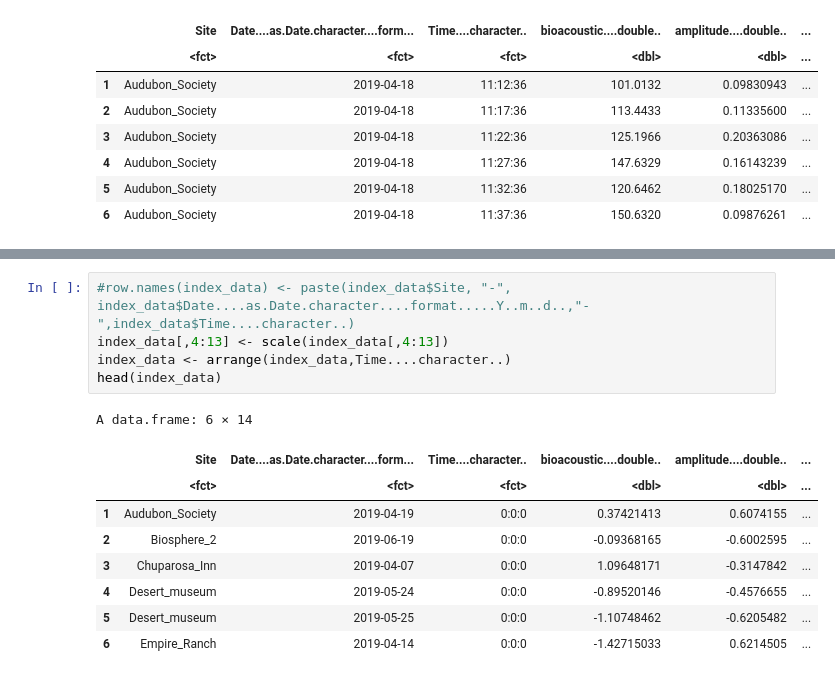
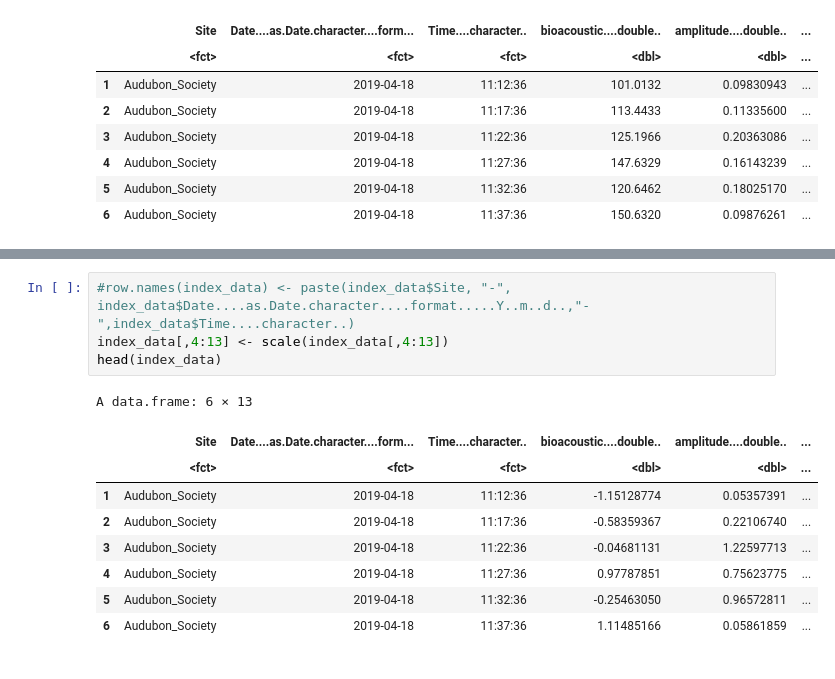
Before and after one commit to UMI-iGlobes/soundscapes, a Jupyter notebook: Jupyter/Data_Statistics_and_Evaluation.ipynb, the cells around one changed output, grey strips where cells are left out. Drawn from its saved outputs; the diff is of its cells as text.

```diff
--- a/Jupyter/Data_Statistics_and_Evaluation.ipynb
+++ b/Jupyter/Data_Statistics_and_Evaluation.ipynb
@@ -124,16 +131,15 @@ summary(index_data)
 # %%
 #row.names(index_data) <- paste(index_data$Site, "-", index_data$Date....as.Date.character....format.....Y..m..d..,"-",index_data$Time....character..)
 index_data[,4:13] <- scale(index_data[,4:13])
-index_data <- arrange(index_data,Time....character..)
 head(index_data)
 # %% [output]
-A data.frame: 6 × 14
+A data.frame: 6 × 13
 |  | Site | Date....as.Date.character....form... | Time....character.. | bioacoustic....double.. | amplitude....double.. | ... |
 |  | <fct> | <fct> | <fct> | <dbl> | <dbl> | ... |
-| 1 | Audubon_Society | 2019-04-19 | 0:0:0 | 0.37421413 | 0.6074155 | ... |
-| 2 | Biosphere_2 | 2019-06-19 | 0:0:0 | -0.09368165 | -0.6002595 | ... |
-| 3 | Chuparosa_Inn | 2019-04-07 | 0:0:0 | 1.09648171 | -0.3147842 | ... |
-| 4 | Desert_museum | 2019-05-24 | 0:0:0 | -0.89520146 | -0.4576655 | ... |
-| 5 | Desert_museum | 2019-05-25 | 0:0:0 | -1.10748462 | -0.6205482 | ... |
-| 6 | Empire_Ranch | 2019-04-14 | 0:0:0 | -1.42715033 | 0.6214505 | ... |
+| 1 | Audubon_Society | 2019-04-18 | 11:12:36 | -1.15128774 | 0.05357391 | ... |
+| 2 | Audubon_Society | 2019-04-18 | 11:17:36 | -0.58359367 | 0.22106740 | ... |
+| 3 | Audubon_Society | 2019-04-18 | 11:22:36 | -0.04681131 | 1.22597713 | ... |
+| 4 | Audubon_Society | 2019-04-18 | 11:27:36 | 0.97787851 | 0.75623775 | ... |
+| 5 | Audubon_Society | 2019-04-18 | 11:32:36 | -0.25463050 | 0.96572811 | ... |
+| 6 | Audubon_Society | 2019-04-18 | 11:37:36 | 1.11485166 | 0.05861859 | ... |
 # %%
```
Also changed, not shown: parts of 15 cells of this notebook.
